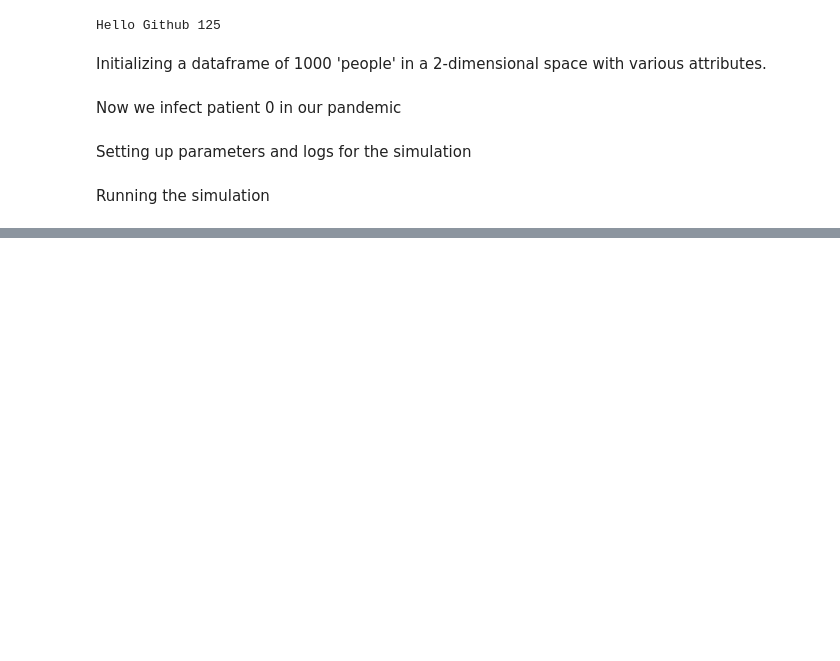
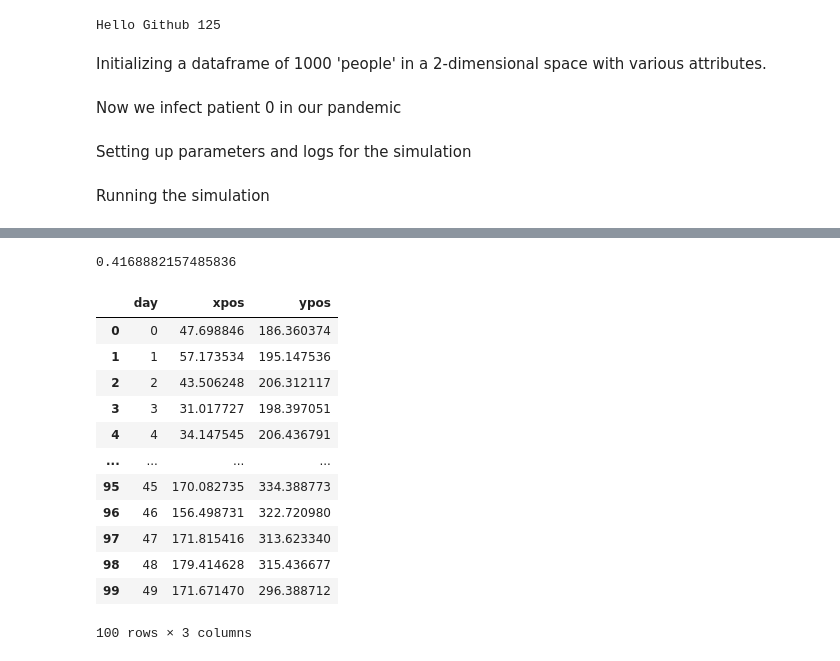
Before and after one commit to Prazhant/pandemic_simulation, a Jupyter notebook: Baseline_Pandemic_Simulation.ipynb, the cells around one changed output, grey strips where cells are left out. Cells and saved outputs as stored; diff of their text form; code cells hidden in the pictures; blank space fills up the shorter version.

```diff
--- a/Baseline_Pandemic_Simulation.ipynb
+++ b/Baseline_Pandemic_Simulation.ipynb
@@ -288,0 +285,23 @@ print(np.random.normal(movement,move_sdev)*(-1 + 2*np.random.binomial(1,0.5)))
+# %%
+print(np.random.rand())
+# %% [output]
+0.4168882157485836
+# %%
+p_zerodf = pd.DataFrame(p_zero)
+p_zerodf
+p_randdf = pd.DataFrame(p_rand)
+p_randdf
+# %% [output]
+|  | day | xpos | ypos |
+| 0 | 0 | 47.698846 | 186.360374 |
+| 1 | 1 | 57.173534 | 195.147536 |
+| 2 | 2 | 43.506248 | 206.312117 |
+| 3 | 3 | 31.017727 | 198.397051 |
+| 4 | 4 | 34.147545 | 206.436791 |
+| ... | ... | ... | ... |
+| 95 | 45 | 170.082735 | 334.388773 |
+| 96 | 46 | 156.498731 | 322.720980 |
+| 97 | 47 | 171.815416 | 313.623340 |
+| 98 | 48 | 179.414628 | 315.436677 |
+| 99 | 49 | 171.671470 | 296.388712 |
+100 rows × 3 columns
```
Also changed, not shown: parts of 5 cells of this notebook.
